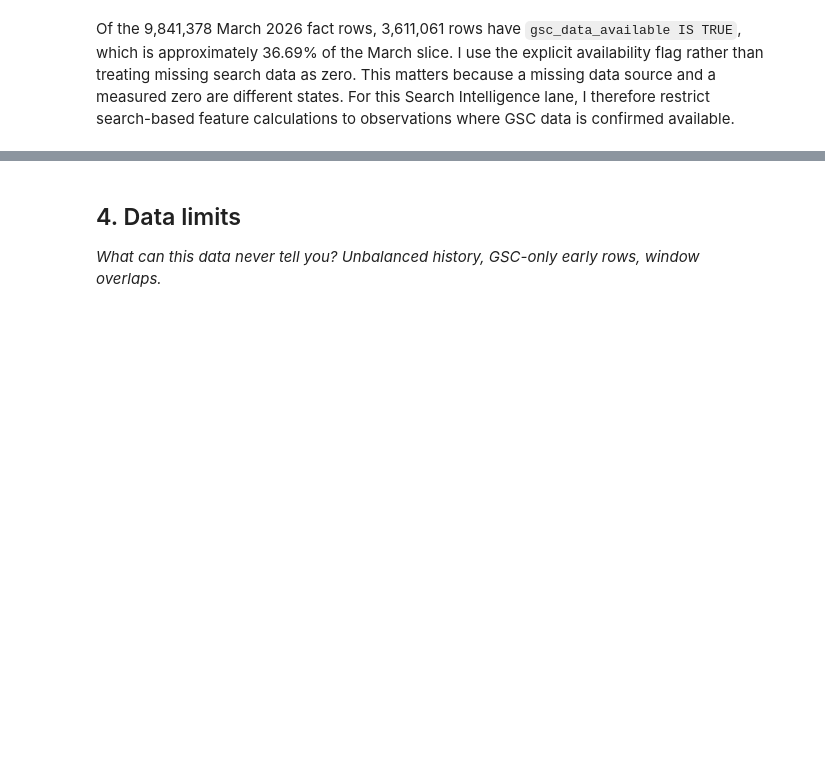
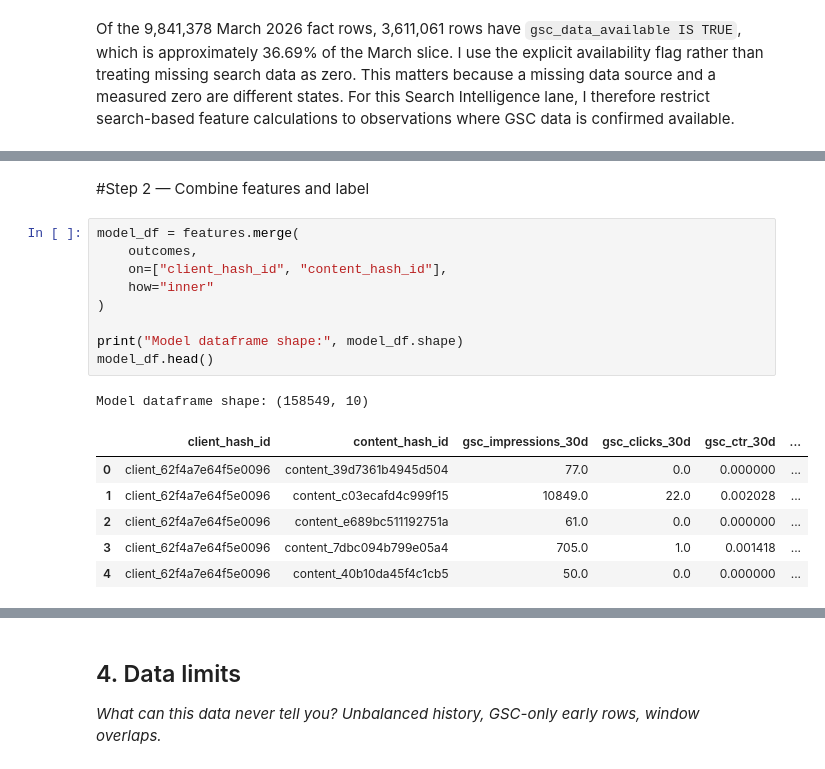
Before and after one commit to tayyba6/ML_Internship, a Jupyter notebook: work/notebooks/w03_data_contract.ipynb, the cells around one changed output, grey strips where cells are left out. Drawn from its saved outputs; the diff is of its cells as text; blank space fills up the shorter version.

```diff
--- a/work/notebooks/w03_data_contract.ipynb
+++ b/work/notebooks/w03_data_contract.ipynb
@@ -212,0 +369,19 @@ Candidate bindings: "content_hash_id", "client_has_ga4", "client_has_gsc", "ga4_
+# %% [markdown]
+#Step 2 — Combine features and label
+# %%
+model_df = features.merge(
+    outcomes,
+    on=["client_hash_id", "content_hash_id"],
+    how="inner"
+)
+
+print("Model dataframe shape:", model_df.shape)
+model_df.head()
+# %% [output]
+Model dataframe shape: (158549, 10)
+|  | client_hash_id | content_hash_id | gsc_impressions_30d | gsc_clicks_30d | gsc_ctr_30d | ... |
+| 0 | client_62f4a7e64f5e0096 | content_39d7361b4945d504 | 77.0 | 0.0 | 0.000000 | ... |
+| 1 | client_62f4a7e64f5e0096 | content_c03ecafd4c999f15 | 10849.0 | 22.0 | 0.002028 | ... |
+| 2 | client_62f4a7e64f5e0096 | content_e689bc511192751a | 61.0 | 0.0 | 0.000000 | ... |
+| 3 | client_62f4a7e64f5e0096 | content_7dbc094b799e05a4 | 705.0 | 1.0 | 0.001418 | ... |
+| 4 | client_62f4a7e64f5e0096 | content_40b10da45f4c1cb5 | 50.0 | 0.0 | 0.000000 | ... |
```
Also changed, not shown: parts of 19 cells of this notebook.
